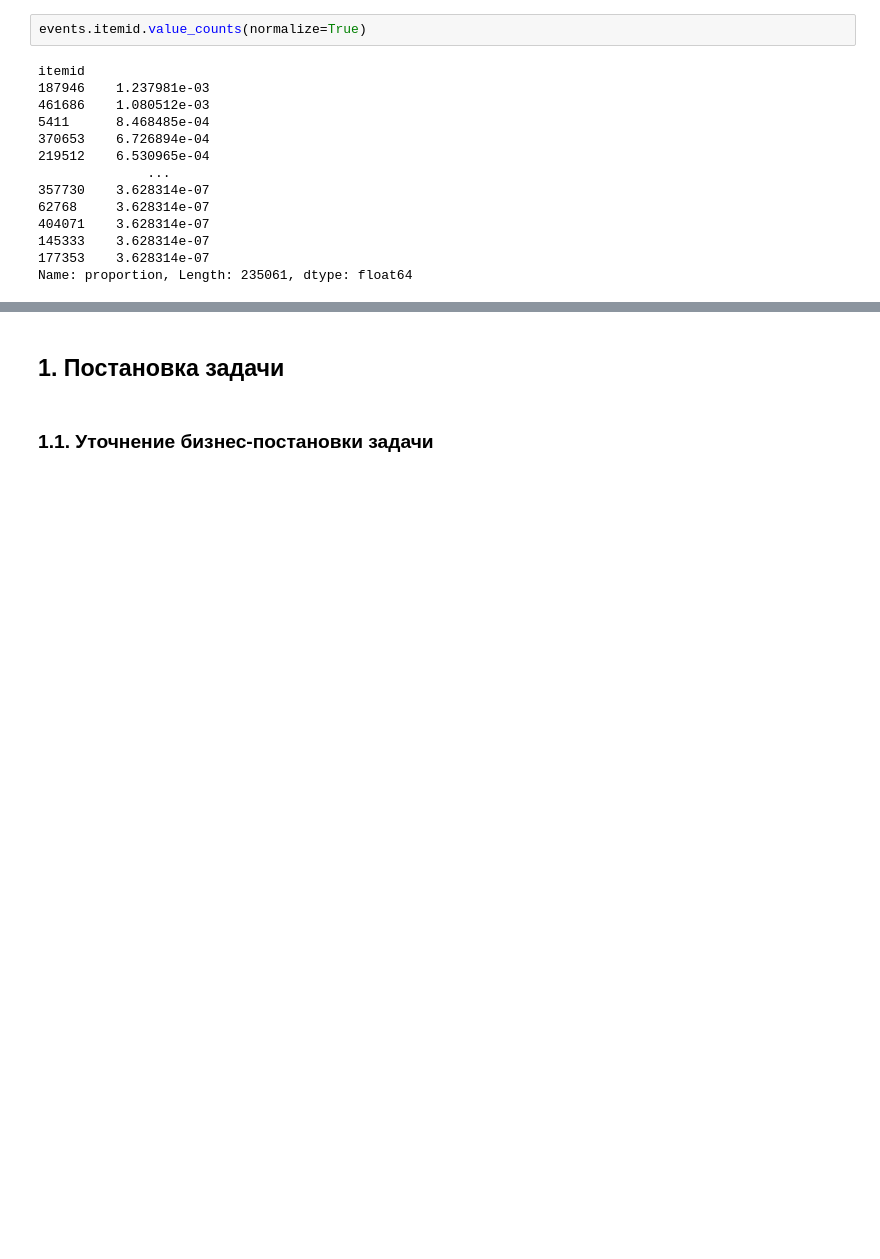
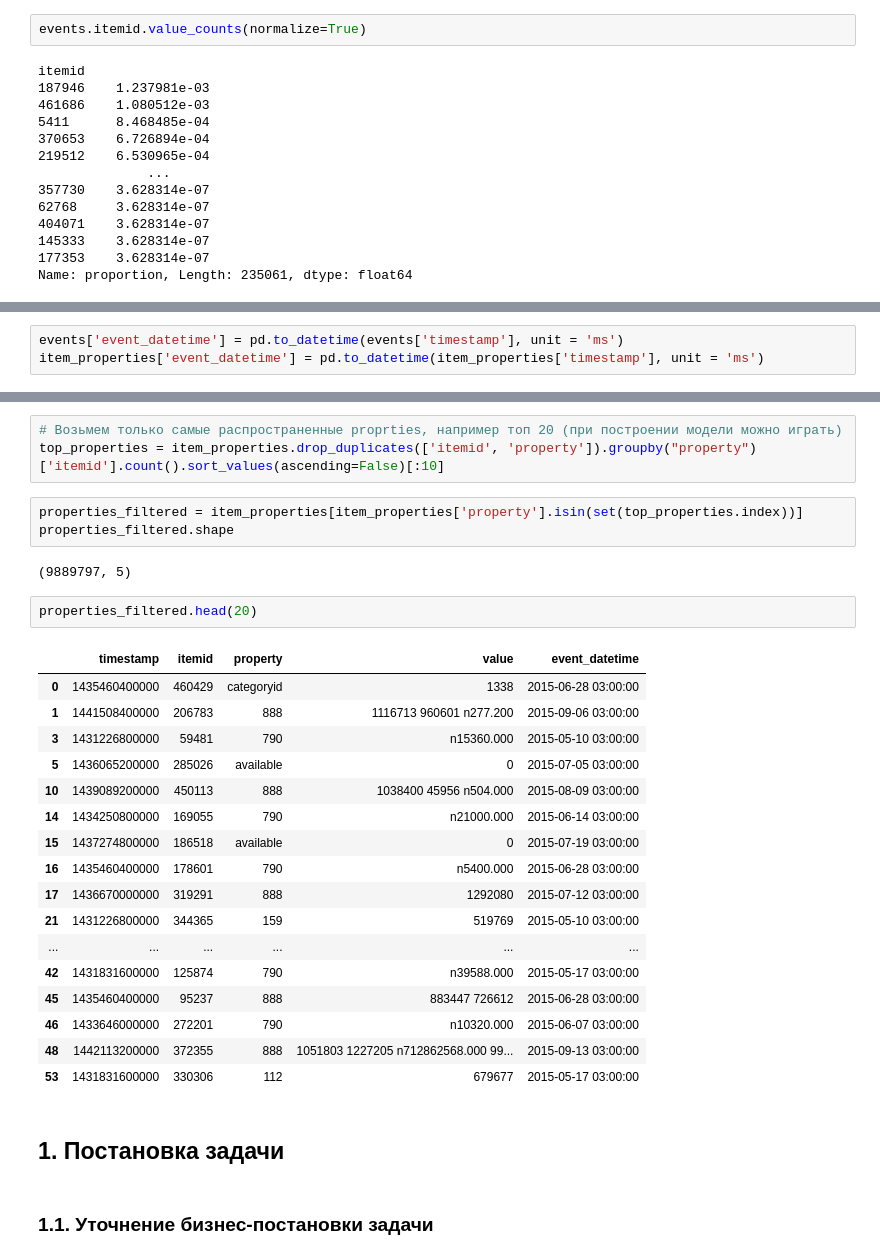
Before and after one commit to eartzhi/recommendation_system, a Jupyter notebook: final_project.ipynb, the cells around one changed output, grey strips where cells are left out. Drawn from its saved outputs; the diff is of its cells as text; blank space fills up the shorter version.

```diff
--- a/final_project.ipynb
+++ b/final_project.ipynb
@@ -129,0 +135,3 @@ Name: proportion, Length: 235061, dtype: float64
+# %%
+events['event_datetime'] = pd.to_datetime(events['timestamp'], unit = 'ms')
+item_properties['event_datetime'] = pd.to_datetime(item_properties['timestamp'], unit = 'ms')
@@ -130,3 +168,31 @@ Name: proportion, Length: 235061, dtype: float64
+# %%
+# Возьмем только самые распространенные proprties, например топ 20 (при построении модели можно играть)
+top_properties = item_properties.drop_duplicates(['itemid', 'property']).groupby("property")['itemid'].count().sort_values(ascending=False)[:10]
+# %%
+properties_filtered = item_properties[item_properties['property'].isin(set(top_properties.index))]
+properties_filtered.shape
+# %% [output]
+(9889797, 5)
+# %%
+properties_filtered.head(20)
+# %% [output]
+|  | timestamp | itemid | property | value | event_datetime |
+| 0 | 1435460400000 | 460429 | categoryid | 1338 | 2015-06-28 03:00:00 |
+| 1 | 1441508400000 | 206783 | 888 | 1116713 960601 n277.200 | 2015-09-06 03:00:00 |
+| 3 | 1431226800000 | 59481 | 790 | n15360.000 | 2015-05-10 03:00:00 |
+| 5 | 1436065200000 | 285026 | available | 0 | 2015-07-05 03:00:00 |
+| 10 | 1439089200000 | 450113 | 888 | 1038400 45956 n504.000 | 2015-08-09 03:00:00 |
+| 14 | 1434250800000 | 169055 | 790 | n21000.000 | 2015-06-14 03:00:00 |
+| 15 | 1437274800000 | 186518 | available | 0 | 2015-07-19 03:00:00 |
+| 16 | 1435460400000 | 178601 | 790 | n5400.000 | 2015-06-28 03:00:00 |
+| 17 | 1436670000000 | 319291 | 888 | 1292080 | 2015-07-12 03:00:00 |
+| 21 | 1431226800000 | 344365 | 159 | 519769 | 2015-05-10 03:00:00 |
+| ... | ... | ... | ... | ... | ... |
+| 42 | 1431831600000 | 125874 | 790 | n39588.000 | 2015-05-17 03:00:00 |
+| 45 | 1435460400000 | 95237 | 888 | 883447 726612 | 2015-06-28 03:00:00 |
+| 46 | 1433646000000 | 272201 | 790 | n10320.000 | 2015-06-07 03:00:00 |
+| 48 | 1442113200000 | 372355 | 888 | 1051803 1227205 n712862568.000 99... | 2015-09-13 03:00:00 |
+| 53 | 1431831600000 | 330306 | 112 | 679677 | 2015-05-17 03:00:00 |
 # %% [markdown]
 ## 1. Постановка задачи
 # %% [markdown]
```
Also changed, not shown: parts of 14 cells of this notebook, 1 other file.
